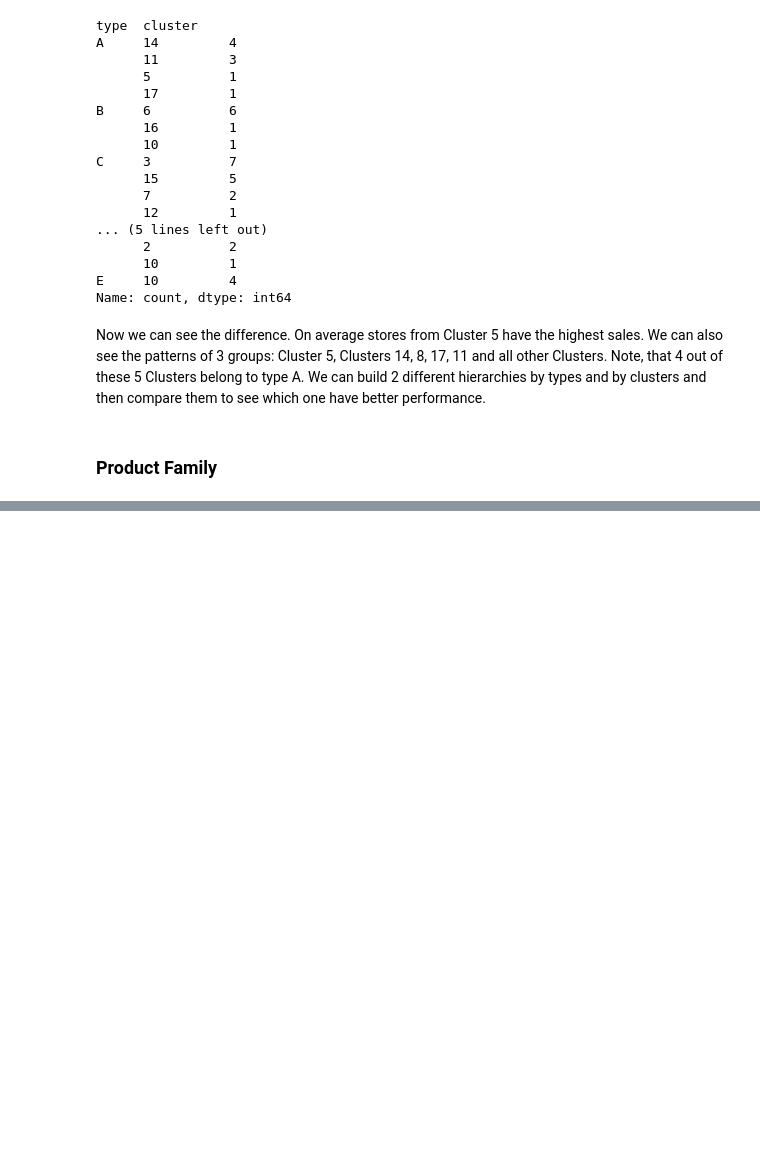
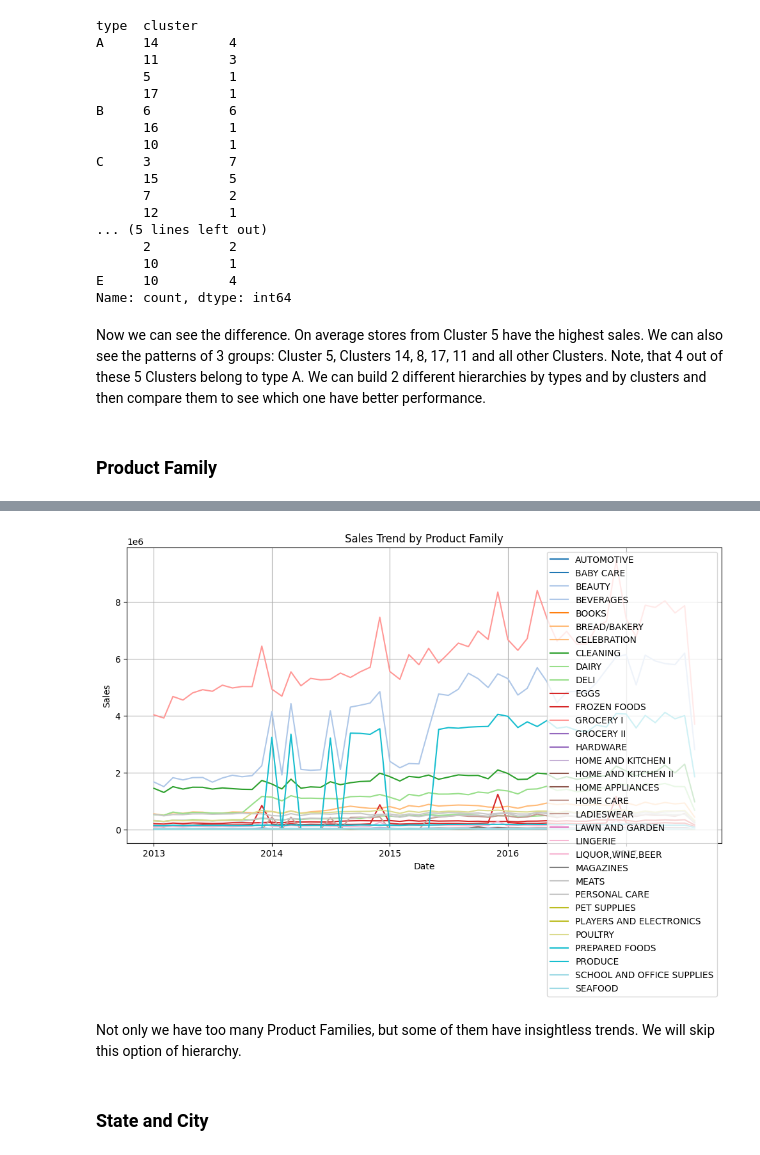
Before and after one commit to i-osipchyk/kaggle-sales-predictions, a Jupyter notebook: main.ipynb, the cells around one changed output, grey strips where cells are left out. Cells and saved outputs as stored; diff of their text form; code cells hidden in the pictures; blank space fills up the shorter version.

Commit message:
added Product Family EDA

```diff
--- a/main.ipynb
+++ b/main.ipynb
@@ -554,0 +559,31 @@ Name: count, dtype: int64
+# %%
+product_family_dfs = {}
+
+for family in sorted(train['family'].unique()):
+    product_family_df = train.query('family == @family')
+    product_family_df = product_family_df.groupby(['year', 'month'])['sales'].sum().reset_index()
+    product_family_dfs[family] = product_family_df
+# %%
+num_families = len(product_family_dfs)
+
+colormap = plt.cm.get_cmap('tab20', num_families)
+
+plt.figure(figsize=(12, 6))
+
+for i, (family, df) in enumerate(product_family_dfs.items()):
+    color = colormap(i)
+    df['date'] = pd.to_datetime(df[['year', 'month']].assign(day=1))
+    plt.plot(df['date'], df['sales'], label=family, color=color)
+
+plt.legend()
+plt.title('Sales Trend by Product Family')
+plt.xlabel('Date')
+plt.ylabel('Sales')
+plt.grid(True)
+plt.show()
+# %% [output]
+[figure, added]
+# %% [markdown]
+Not only we have too many Product Families, but some of them have insightless trends. We will skip this option of hierarchy.
+# %% [markdown]
+### State and City
```
Also changed, not shown: parts of 4 cells of this notebook.
